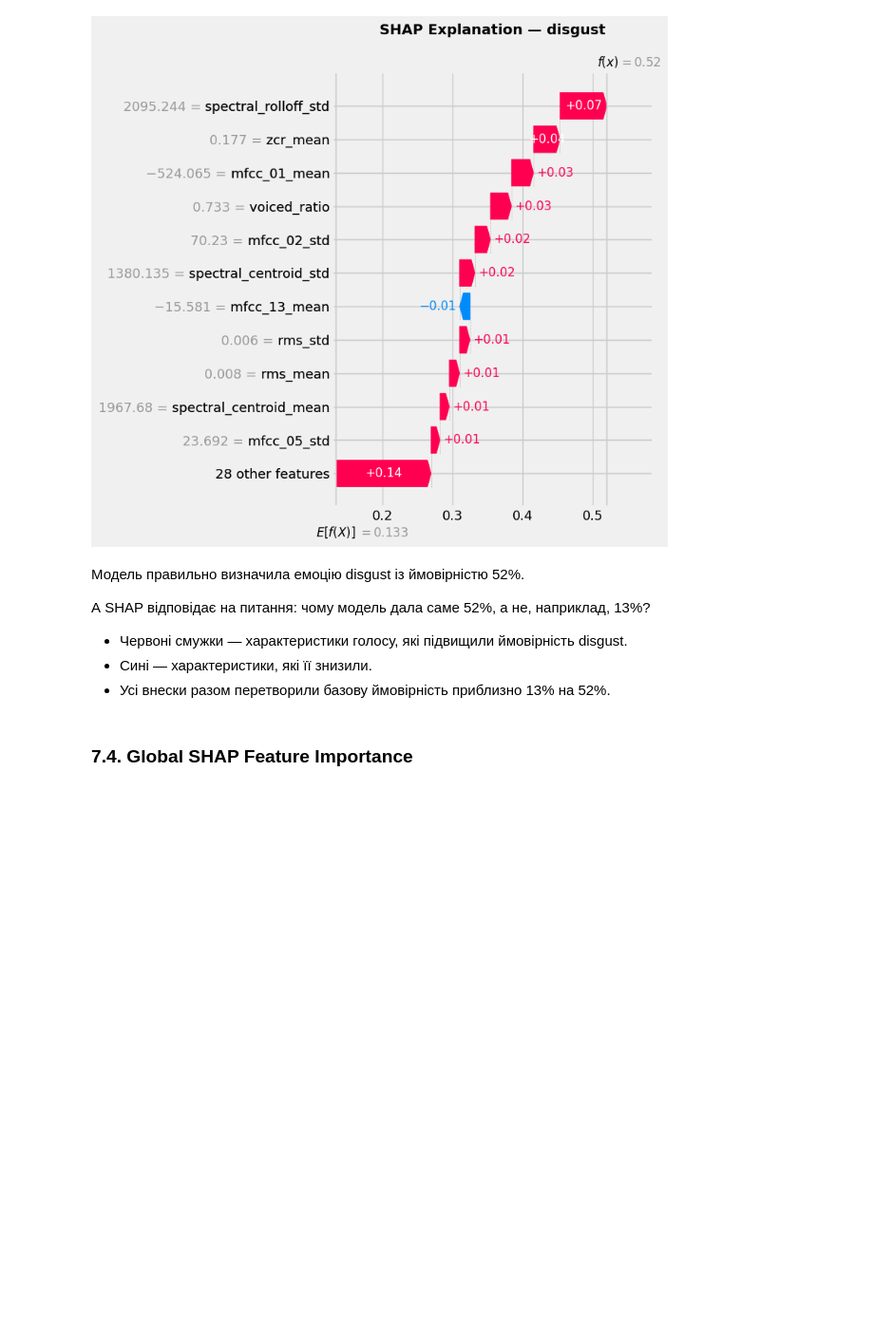
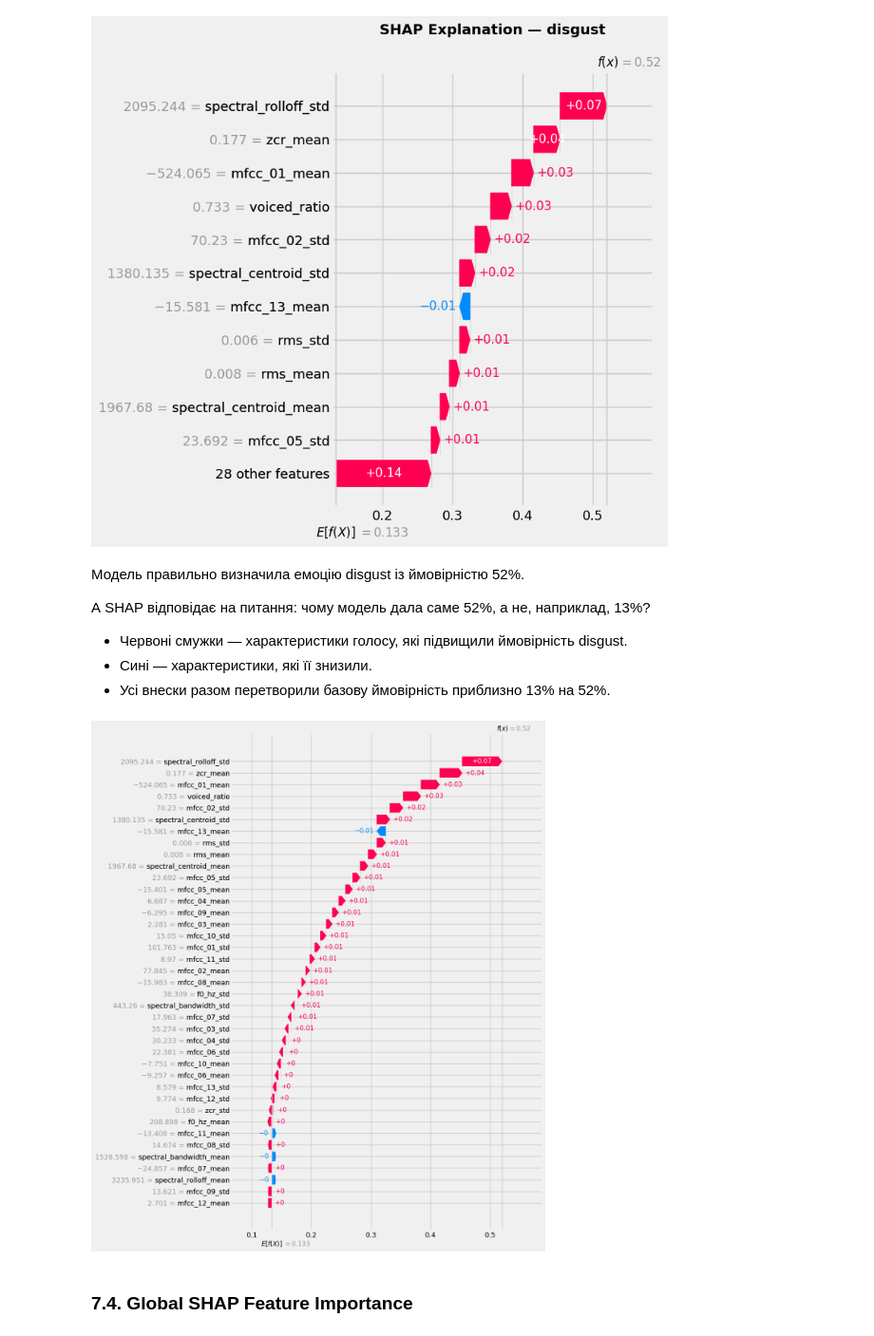
Before and after one commit to lavaidea/speech-emotion-recognition-project, a Jupyter notebook: notebooks/07_Explainable_AI_SHAP_LIME.ipynb, the cells around one changed output. Shown at 95% size. Cells and saved outputs as stored; diff of their text form; code cells hidden in the pictures; blank space fills up the shorter version.

```diff
--- a/notebooks/07_Explainable_AI_SHAP_LIME.ipynb
+++ b/notebooks/07_Explainable_AI_SHAP_LIME.ipynb
@@ -509,6 +556,18 @@ True emotion: disgust
 - Червоні смужки — характеристики голосу, які підвищили ймовірність disgust.
 - Сині — характеристики, які її знизили.
 - Усі внески разом перетворили базову ймовірність приблизно 13% на 52%.
+# %%
+shap.plots.waterfall(
+    shap_values[sample_idx, :, class_idx],
+    max_display=39,
+    show=False
+)
+
+plt.gcf().set_size_inches(12, 14)
+plt.tight_layout()
+plt.show()
+# %% [output]
+[figure, added]
 # %% [markdown]
 ### 7.4. Global SHAP Feature Importance
 # %%
```
Also changed, not shown: parts of 23 cells of this notebook.
